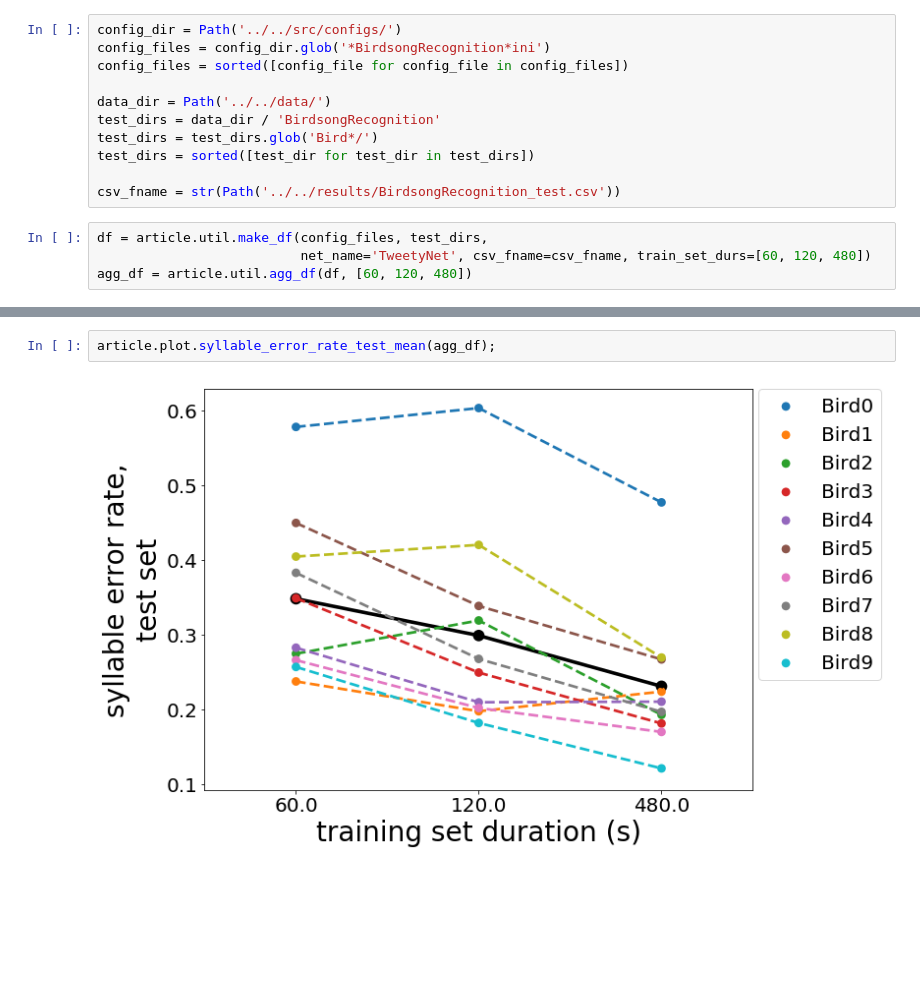
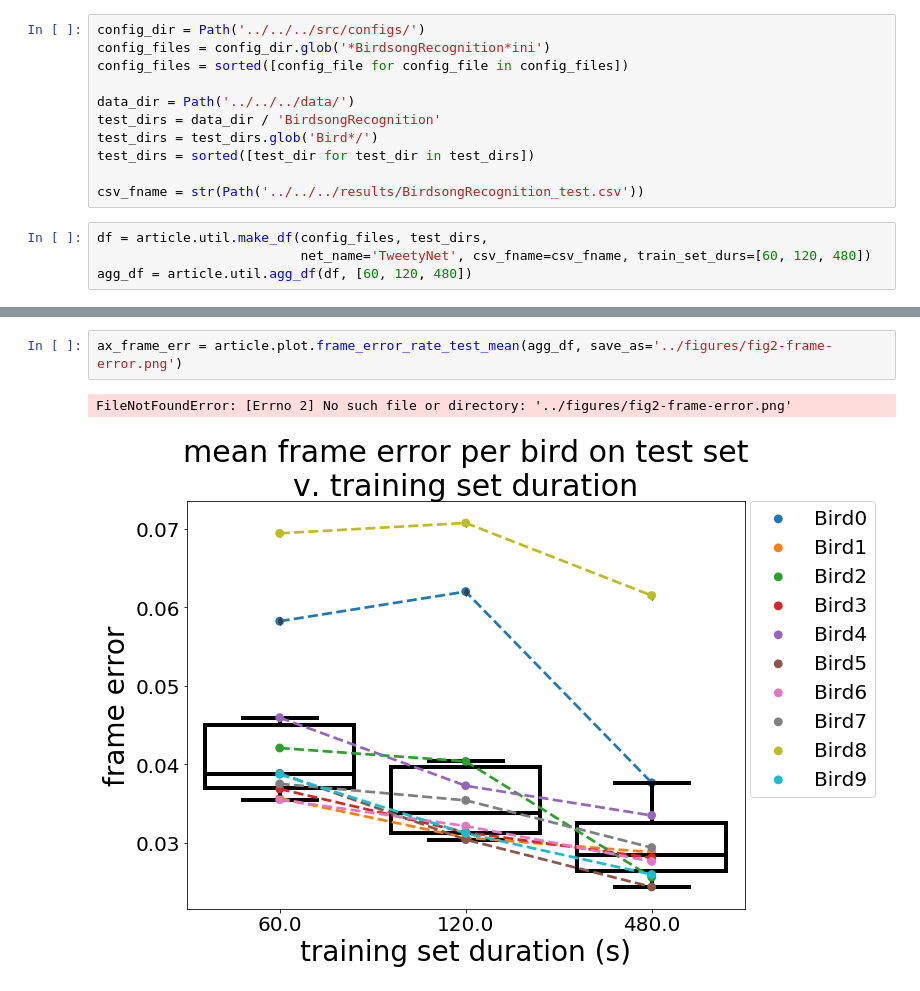
Before and after one commit to yardencsGitHub/tweetynet, a Jupyter notebook: doc/notebooks/Birdsong-Recognition-learncurve.ipynb, the cells around one changed output, grey strips where cells are left out. Drawn from its saved outputs; the diff is of its cells as text; blank space fills up the shorter version.

```diff
--- a/doc/notebooks/Birdsong-Recognition-learncurve.ipynb
+++ b/doc/notebooks/Birdsong-Recognition-learncurve.ipynb
@@ -4,16 +3,16 @@ from pathlib import Path
 
 import article
 # %%
-config_dir = Path('../../src/configs/')
+config_dir = Path('../../../src/configs/')
 config_files = config_dir.glob('*BirdsongRecognition*ini')
 config_files = sorted([config_file for config_file in config_files])
 
-data_dir = Path('../../data/')
+data_dir = Path('../../../data/')
 test_dirs = data_dir / 'BirdsongRecognition'
 test_dirs = test_dirs.glob('Bird*/')
 test_dirs = sorted([test_dir for test_dir in test_dirs])
 
-csv_fname = str(Path('../../results/BirdsongRecognition_test.csv'))
+csv_fname = str(Path('../../../results/BirdsongRecognition_test.csv'))
 # %%
 df = article.util.make_df(config_files, test_dirs,
                           net_name='TweetyNet', csv_fname=csv_fname, train_set_durs=[60, 120, 480])
@@ -25,4 +20,5 @@ article.plot.frame_error_rate_test_mean(agg_df);
-# %%
-article.plot.syllable_error_rate_test_mean(agg_df);
-# %% [output]
-[figure, removed]
+# %%
+ax_frame_err = article.plot.frame_error_rate_test_mean(agg_df, save_as='../figures/fig2-frame-error.png')
+# %% [output]
+FileNotFoundError: [Errno 2] No such file or directory: '../figures/fig2-frame-error.png'
+[figure, added]
```
Also changed, not shown: parts of 3 cells of this notebook.
